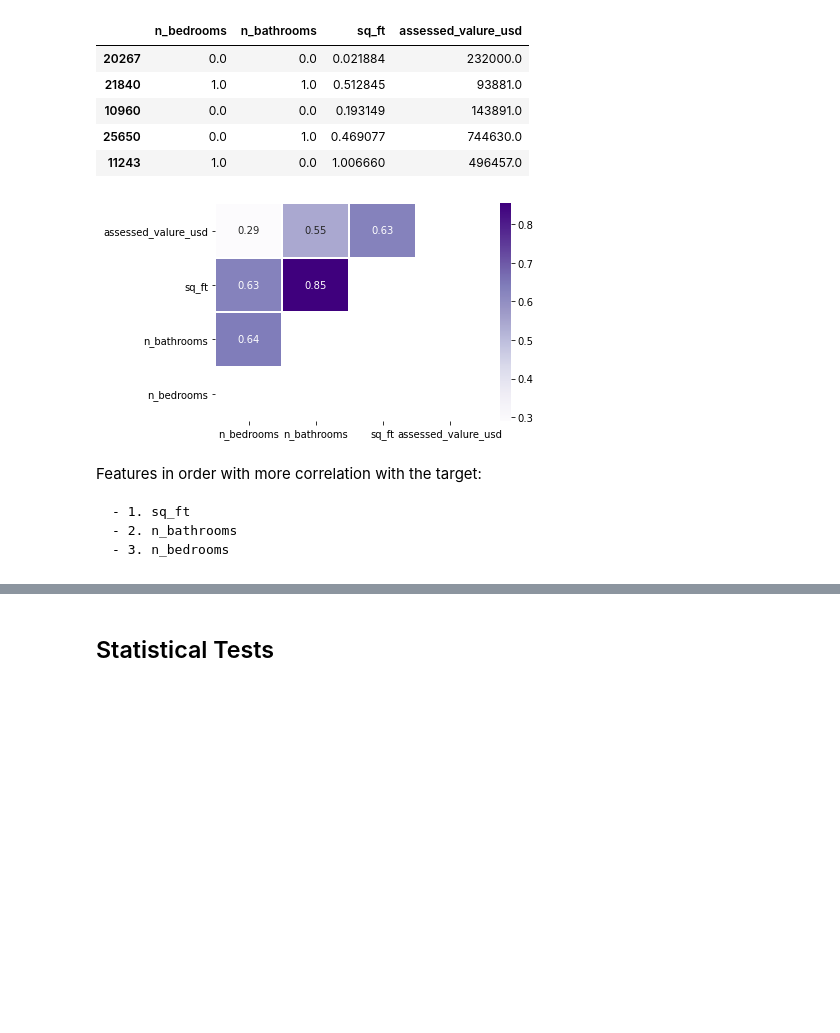
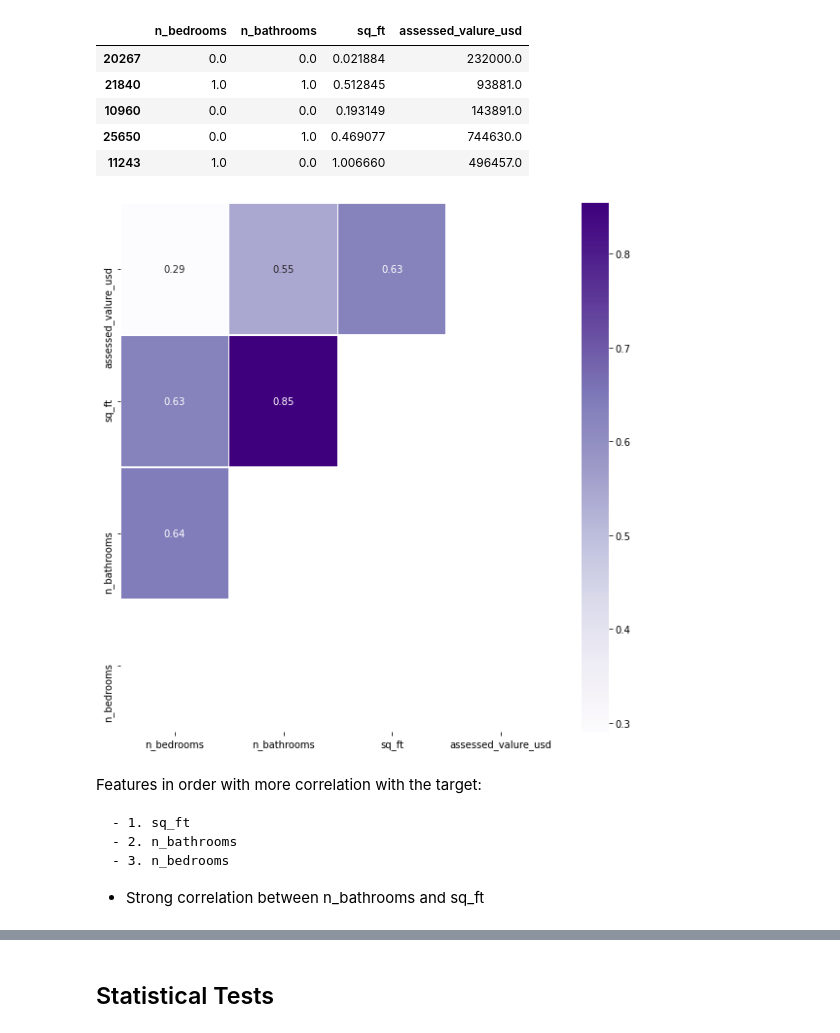
Before and after one commit to cindyvillanuevads/regression_project_zillow-, a Jupyter notebook: zillow.ipynb, the cells around one changed output, grey strips where cells are left out. Saved outputs shown, nothing was run; the diff lists cells and outputs as text; code cells hidden in the pictures; blank space fills up the shorter version.

```diff
--- a/zillow.ipynb
+++ b/zillow.ipynb
@@ -377,14 +344,18 @@ train_scaled.head()
 | 10960 | 0.0 | 0.0 | 0.193149 | 143891.0 |
 | 25650 | 0.0 | 1.0 | 0.469077 | 744630.0 |
 | 11243 | 1.0 | 0.0 | 1.006660 | 496457.0 |
-# %%
-e.heatmap(train_scaled)
-# %% [output]
-[figure, removed]
+# %%
+#let see the correlation
+plt.figure(figsize=(10,10))
+e.heatmap(train_scaled)
+# %% [output]
+[figure, added]
 # %% [markdown]
 Features in order with more correlation with the target:
 
     - 1. sq_ft
     - 2. n_bathrooms
     - 3. n_bedrooms
+
+-  Strong correlation between n_bathrooms and sq_ft
 # %%
```
Also changed, not shown: parts of 54 cells of this notebook.
